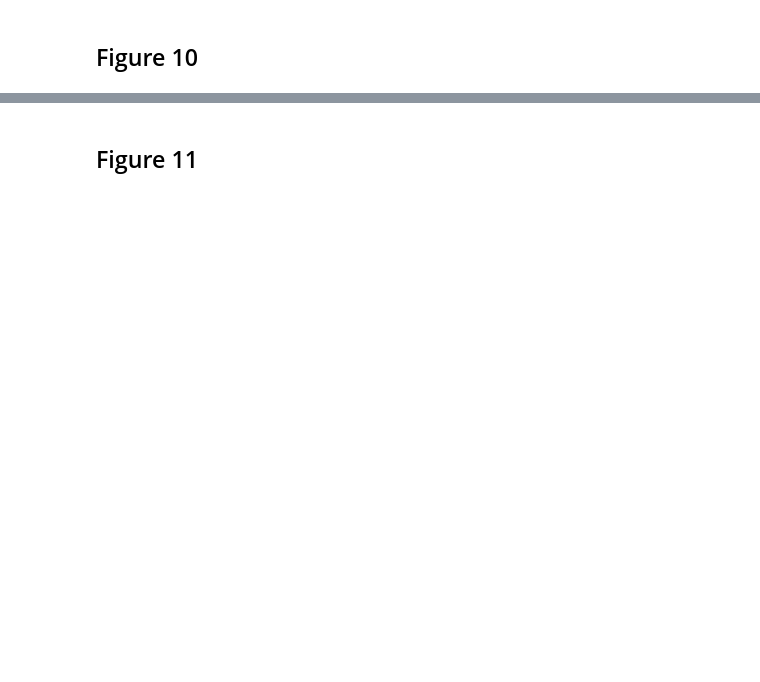
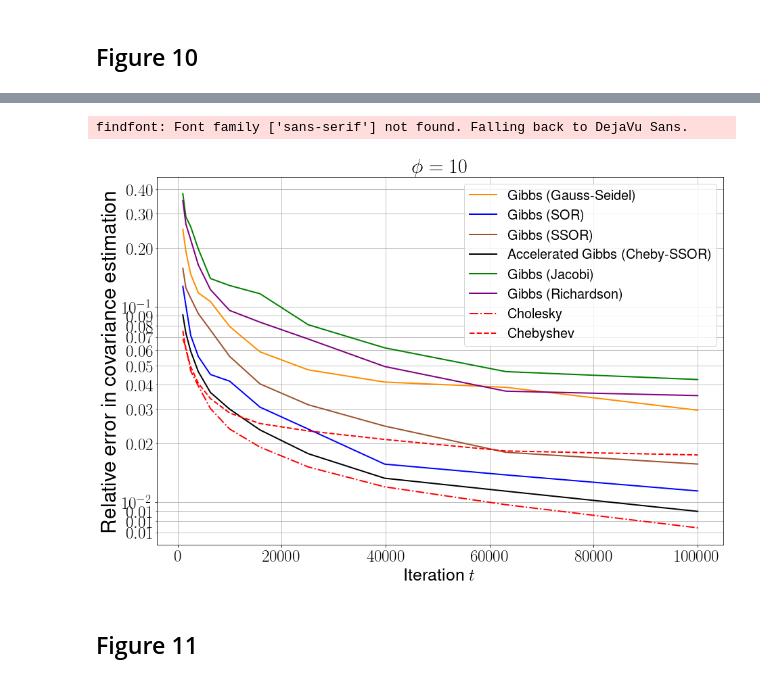
Before and after one commit to mvono/PyGauss, a Jupyter notebook: notebooks/experiments_paper.ipynb, the cells around one changed output, grey strips where cells are left out. Cells and saved outputs as stored; diff of their text form; code cells hidden in the pictures; blank space fills up the shorter version.

```diff
--- a/notebooks/experiments_paper.ipynb
+++ b/notebooks/experiments_paper.ipynb
@@ -618,7 +600,9 @@ for t in range(len(S)):
             cax = divider.append_axes("right", size="5%", pad=0.05)
             im = ax.imshow(invA-invA_CG,aspect='equal',norm=norm,cmap='RdBu_r')
             cb = plt.colorbar(im, cax=cax)
+            im.set_clim(-25000,80000)
             cb.ax.tick_params(labelsize=10)
+            plt.savefig("simu1_ex1_invA_CG.pdf",bbox_inches='tight')
 
 
             vmin = np.min(invA-invA_Chol)
@@ -634,7 +618,9 @@ for t in range(len(S)):
             cax = divider.append_axes("right", size="5%", pad=0.05)
             im = ax.imshow(invA-invA_Chol,aspect='equal',norm=norm,cmap='RdBu_r')
             cb = plt.colorbar(im, cax=cax)
+            im.set_clim(-25000,80000)
             cb.ax.tick_params(labelsize=10)
+            plt.savefig("simu1_ex1_invA_Chol.pdf",bbox_inches='tight')
 
             vmin = np.min(invA-invA_Cheby)
             vmax = np.max(invA-invA_Cheby)
@@ -649,7 +635,9 @@ for t in range(len(S)):
             cax = divider.append_axes("right", size="5%", pad=0.05)
             im = ax.imshow(invA-invA_Cheby,aspect='equal',norm=norm,cmap='RdBu_r')
             cb = plt.colorbar(im, cax=cax)
+            im.set_clim(-25000,80000)
             cb.ax.tick_params(labelsize=10)
+            plt.savefig("simu1_ex1_invA_Cheby.pdf",bbox_inches='tight')
 
         ## Estimated eigenvalues
         if d == 100 and size == 100000:
@@ -1066,2 +1174,59 @@ Time (Chebyshev) = 6.247611
+# %%
+import matplotlib.ticker
+
+T = np.logspace(0,2,11) * Tbi
+#T = np.logspace(1.5,2,100) * Tbi
+mpl.rcParams['text.latex.preamble']=[r"\usepackage{amsmath}"]
+i = 100
+
+# Pre-computing
+GS_std = np.std(err_GS[0:i,:],0)
+GS_mean = np.mean(err_GS[0:i,:],0)
+J_std = np.std(err_J[0:i,:],0)
+J_mean = np.mean(err_J[0:i,:],0)
+R_std = np.std(err_R[0:i,:],0)
+R_mean = np.mean(err_R[0:i,:],0)
+SOR_std = np.std(err_SOR[0:i,:],0)
+SOR_mean = np.mean(err_SOR[0:i,:],0)
+SSOR_std = np.std(err_SSOR[0:i,:],0)
+SSOR_mean = np.mean(err_SSOR[0:i,:],0)
+ChebySSOR_std = np.std(err_ChebySSOR[0:i,:],0)
+ChebySSOR_mean = np.mean(err_ChebySSOR[0:i,:],0)
+CG_std = np.std(err_CG[0:i,:],0)
+CG_mean = np.mean(err_CG[0:i,:],0)
+Chol_std = np.std(err_Chol[0:i,:],0)
+Chol_mean = np.mean(err_Chol[0:i,:],0)
+Cheby_std = np.std(err_Cheby[0:i,:],0)
+Cheby_mean = np.mean(err_Cheby[0:i,:],0)
+
+plt.figure(figsize = (15,10))
+
+plt.plot(T, GS_mean, lw=2, color='darkorange',label="Gibbs (Gauss-Seidel)")
+plt.plot(T, SOR_mean, lw=2, color='blue',label="Gibbs (SOR)")
+plt.plot(T, SSOR_mean, lw=2, color='sienna',label="Gibbs (SSOR)")
+plt.plot(T, ChebySSOR_mean, lw=2, color='black',label="Accelerated Gibbs (Cheby-SSOR)")
+plt.plot(T, J_mean, lw=2, color='green',label="Gibbs (Jacobi)")
+plt.plot(T, R_mean, lw=2, color='purple',label="Gibbs (Richardson)")
+plt.plot(T, Chol_mean,color='red',linestyle='dashdot', lw=2,label="Cholesky")
+plt.plot(T, Cheby_mean,color='red',linestyle='--', lw=2,label="Chebyshev")
+
+plt.legend(prop={'size': 20})
+plt.xticks(size=25)
+plt.yticks(size=25)
+ax = plt.gca()
+ax.set_yscale('log')
+plt.tick_params(axis='y', which='minor')
+ax.yaxis.set_minor_formatter(matplotlib.ticker.ScalarFormatter(useMathText=True))
+ax.yaxis.set_minor_formatter(matplotlib.ticker.ScalarFormatter(useMathText=True))
+ax.tick_params(axis="y",which='minor', labelsize=25)
+plt.title(r'$\phi = 10$',size=30)
+plt.xlabel(r"Iteration $t$",size=25)
+plt.ylabel(r"Relative error in covariance estimation",size=30)
+plt.grid(True,which="both")
+#plt.ylim(0.01,0.3)
+plt.savefig("simus2_ex1_convGibbs_phi_10_bis.pdf",bbox_inches='tight')
+# %% [output]
+findfont: Font family ['sans-serif'] not found. Falling back to DejaVu Sans.
+[figure, added]
 # %% [markdown]
 ## Figure 11
```
Also changed, not shown: parts of 36 cells of this notebook, 25 other files.
